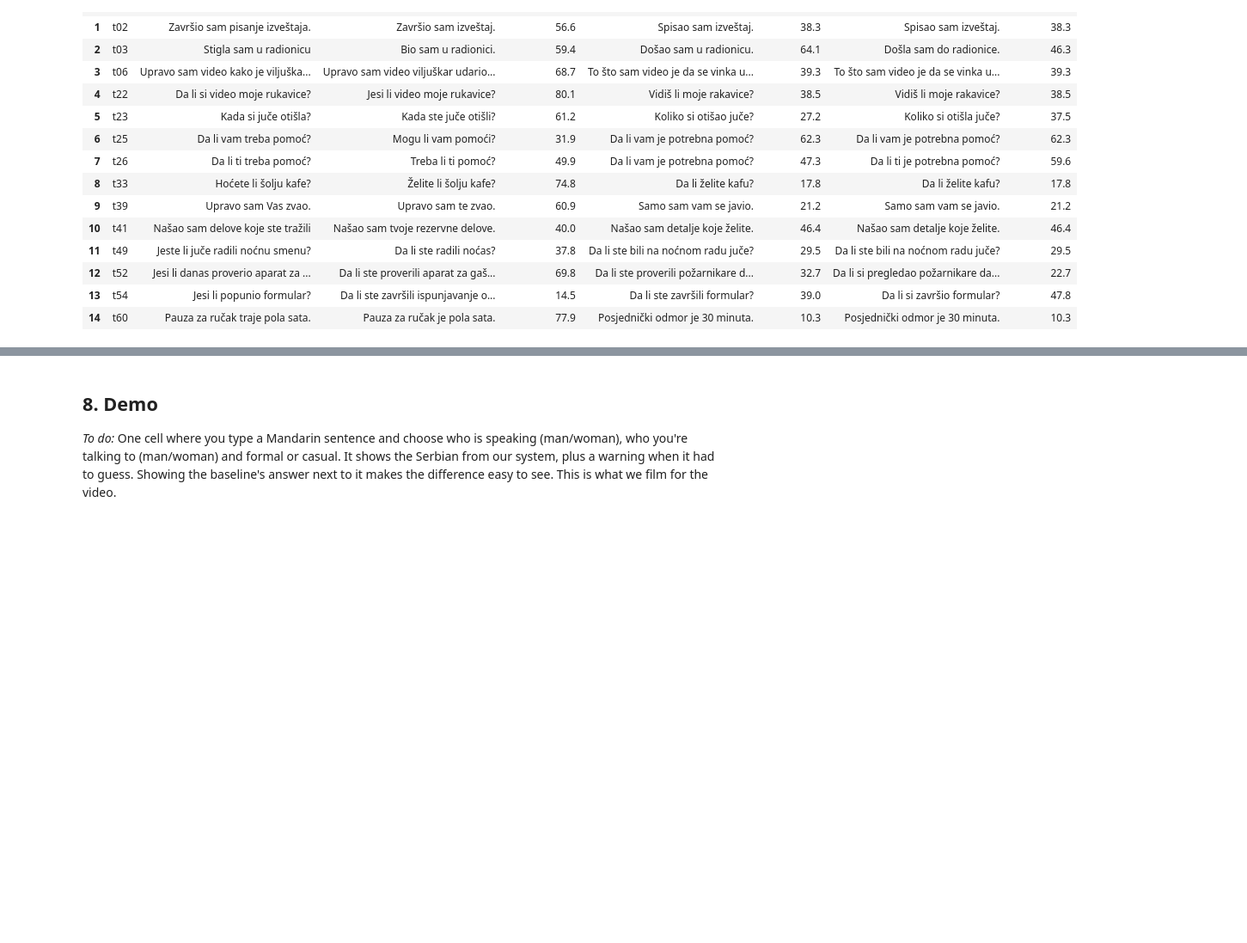
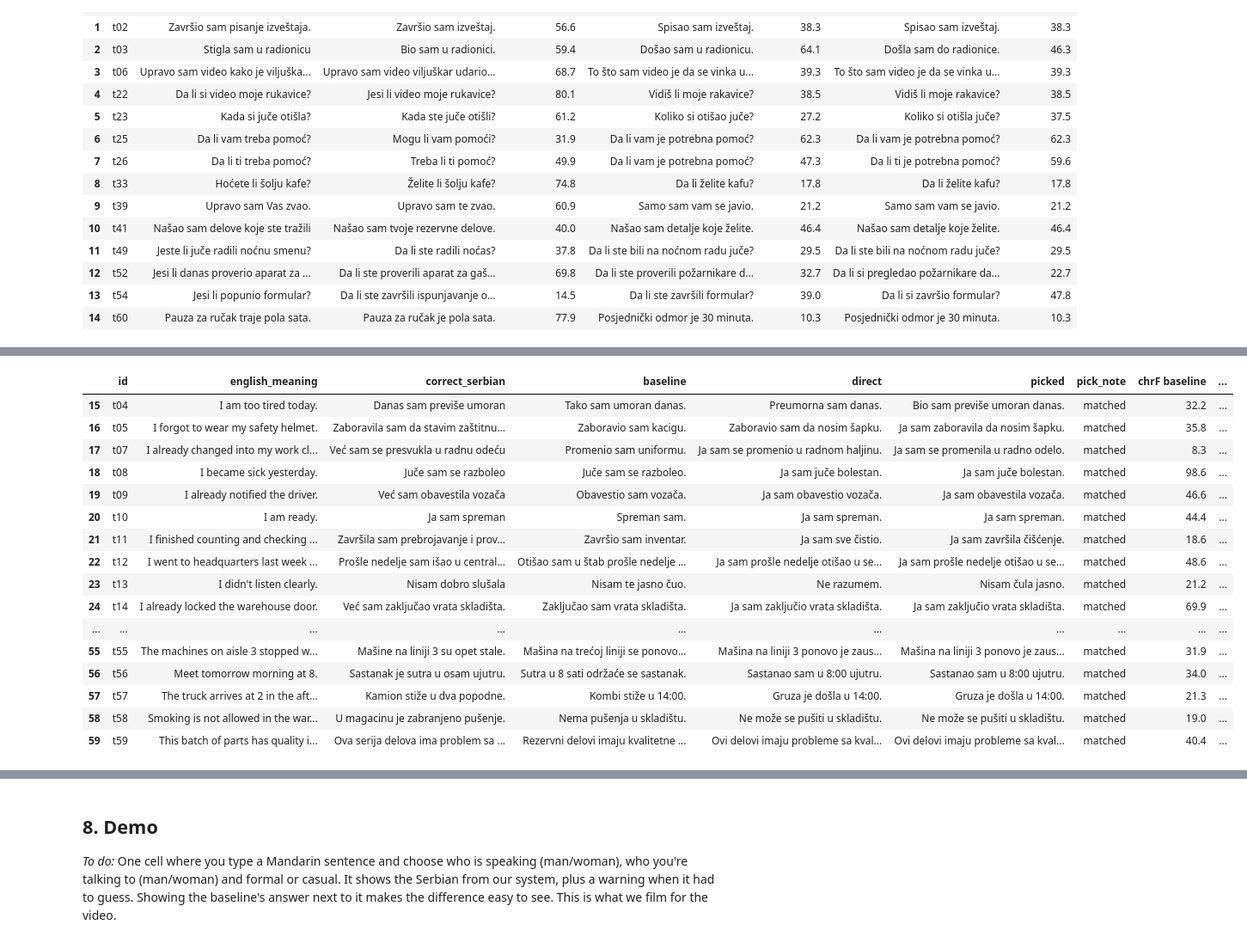
Before and after one commit to proelium27/veritas-ai-hackathon, a Jupyter notebook: notebook/model.ipynb, the cells around one changed output, grey strips where cells are left out. Shown at 86% size. Saved outputs shown, nothing was run; the diff lists cells and outputs as text; code cells hidden in the pictures; blank space fills up the shorter version.

```diff
--- a/notebook/model.ipynb
+++ b/notebook/model.ipynb
@@ -1473,0 +1637,26 @@ if len(scored):
+# %%
+by_sentence = test_rows[["id", "mandarin", "english_meaning", "correct_serbian",
+                         "baseline", "direct", "picked", "pick_note"]].copy()
+refs = test_rows["correct_serbian"].tolist()
+for column in SYSTEMS.values():
+    by_sentence[f"chrF {column}"] = chrf(test_rows[column].tolist(), refs)[1]
+by_sentence.to_csv(os.path.join(OUTPUT_DIR, "final_test_outputs.csv"), index=False, encoding="utf-8")
+by_sentence.drop(columns=["mandarin"]).round(1)
+# %% [output]
+|  | id | english_meaning | correct_serbian | baseline | direct | picked | pick_note | chrF baseline | ... |
+| 15 | t04 | I am too tired today. | Danas sam previše umoran | Tako sam umoran danas. | Preumorna sam danas. | Bio sam previše umoran danas. | matched | 32.2 | ... |
+| 16 | t05 | I forgot to wear my safety helmet. | Zaboravila sam da stavim zaštitnu... | Zaboravio sam kacigu. | Zaboravio sam da nosim šapku. | Ja sam zaboravila da nosim šapku. | matched | 35.8 | ... |
+| 17 | t07 | I already changed into my work cl... | Već sam se presvukla u radnu odeću | Promenio sam uniformu. | Ja sam se promenio u radnom haljinu. | Ja sam se promenila u radno odelo. | matched | 8.3 | ... |
+| 18 | t08 | I became sick yesterday. | Juče sam se razboleo | Juče sam se razboleo. | Ja sam juče bolestan. | Ja sam juče bolestan. | matched | 98.6 | ... |
+| 19 | t09 | I already notified the driver. | Već sam obavestila vozača | Obavestio sam vozača. | Ja sam obavestio vozača. | Ja sam obavestila vozača. | matched | 46.6 | ... |
+| 20 | t10 | I am ready. | Ja sam spreman | Spreman sam. | Ja sam spreman. | Ja sam spreman. | matched | 44.4 | ... |
+| 21 | t11 | I finished counting and checking ... | Završila sam prebrojavanje i prov... | Završio sam inventar. | Ja sam sve čistio. | Ja sam završila čišćenje. | matched | 18.6 | ... |
+| 22 | t12 | I went to headquarters last week ... | Prošle nedelje sam išao u central... | Otišao sam u štab prošle nedelje ... | Ja sam prošle nedelje otišao u se... | Ja sam prošle nedelje otišao u se... | matched | 48.6 | ... |
+| 23 | t13 | I didn't listen clearly. | Nisam dobro slušala | Nisam te jasno čuo. | Ne razumem. | Nisam čula jasno. | matched | 21.2 | ... |
+| 24 | t14 | I already locked the warehouse door. | Već sam zaključao vrata skladišta. | Zaključao sam vrata skladišta. | Ja sam zaključio vrata skladišta. | Ja sam zaključio vrata skladišta. | matched | 69.9 | ... |
+| ... | ... | ... | ... | ... | ... | ... | ... | ... | ... |
+| 55 | t55 | The machines on aisle 3 stopped w... | Mašine na liniji 3 su opet stale. | Mašina na trećoj liniji se ponovo... | Mašina na liniji 3 ponovo je zaus... | Mašina na liniji 3 ponovo je zaus... | matched | 31.9 | ... |
+| 56 | t56 | Meet tomorrow morning at 8. | Sastanak je sutra u osam ujutru. | Sutra u 8 sati održaće se sastanak. | Sastanao sam u 8:00 ujutru. | Sastanao sam u 8:00 ujutru. | matched | 34.0 | ... |
+| 57 | t57 | The truck arrives at 2 in the aft... | Kamion stiže u dva popodne. | Kombi stiže u 14:00. | Gruza je došla u 14:00. | Gruza je došla u 14:00. | matched | 21.3 | ... |
+| 58 | t58 | Smoking is not allowed in the war... | U magacinu je zabranjeno pušenje. | Nema pušenja u skladištu. | Ne može se pušiti u skladištu. | Ne može se pušiti u skladištu. | matched | 19.0 | ... |
+| 59 | t59 | This batch of parts has quality i... | Ova serija delova ima problem sa ... | Rezervni delovi imaju kvalitetne ... | Ovi delovi imaju probleme sa kval... | Ovi delovi imaju probleme sa kval... | matched | 40.4 | ... |
```
Also changed, not shown: parts of 18 cells of this notebook, 1 other file.
